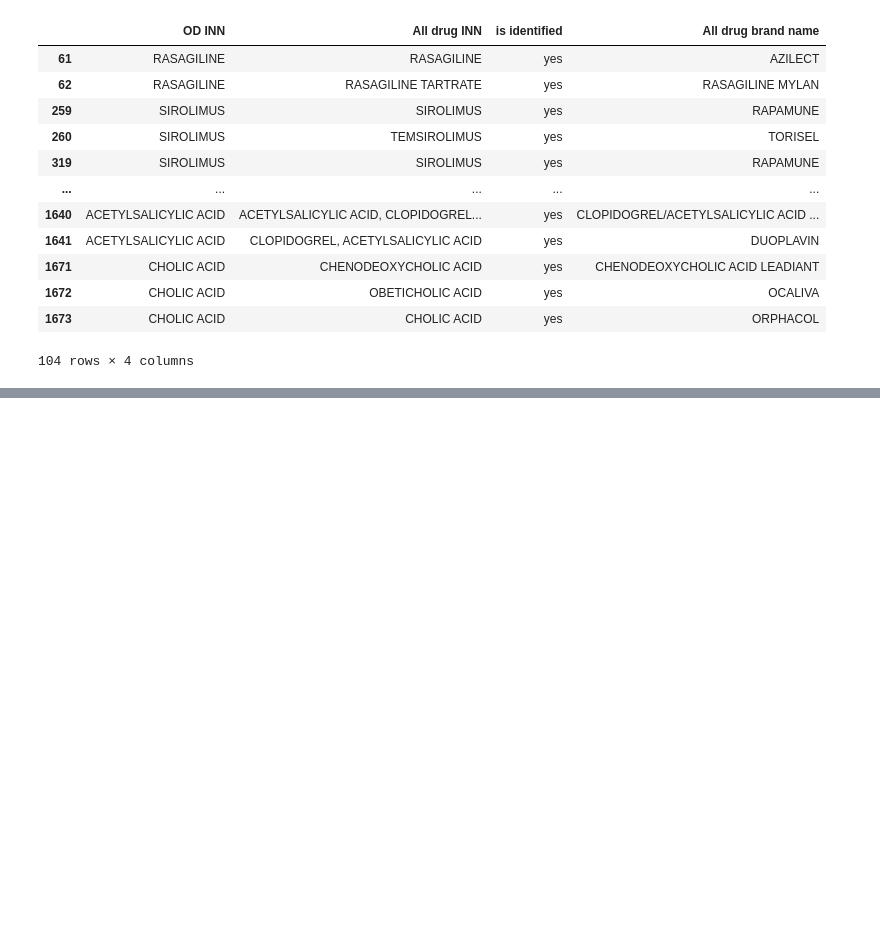
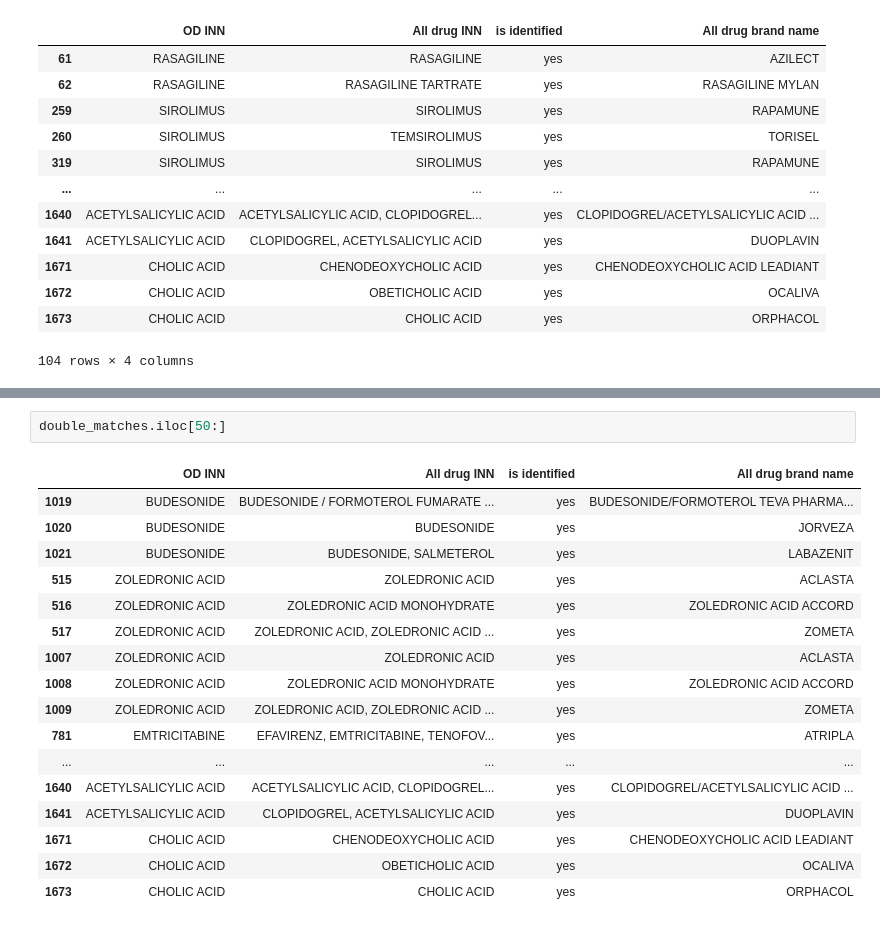
Before and after one commit to DavAug/euod, a Jupyter notebook: analysis/ec_all_drugs.ipynb, the cells around one changed output, grey strips where cells are left out. Cells and saved outputs as stored; diff of their text form; blank space fills up the shorter version.

```diff
--- a/analysis/ec_all_drugs.ipynb
+++ b/analysis/ec_all_drugs.ipynb
@@ -552,0 +581,20 @@ matched_drugs[mask]
+# %%
+double_matches.iloc[50:]
+# %% [output]
+|  | OD INN | All drug INN | is identified | All drug brand name |
+| 1019 | BUDESONIDE | BUDESONIDE / FORMOTEROL FUMARATE ... | yes | BUDESONIDE/FORMOTEROL TEVA PHARMA... |
+| 1020 | BUDESONIDE | BUDESONIDE | yes | JORVEZA |
+| 1021 | BUDESONIDE | BUDESONIDE, SALMETEROL | yes | LABAZENIT |
+| 515 | ZOLEDRONIC ACID | ZOLEDRONIC ACID | yes | ACLASTA |
+| 516 | ZOLEDRONIC ACID | ZOLEDRONIC ACID MONOHYDRATE | yes | ZOLEDRONIC ACID ACCORD |
+| 517 | ZOLEDRONIC ACID | ZOLEDRONIC ACID, ZOLEDRONIC ACID ... | yes | ZOMETA |
+| 1007 | ZOLEDRONIC ACID | ZOLEDRONIC ACID | yes | ACLASTA |
+| 1008 | ZOLEDRONIC ACID | ZOLEDRONIC ACID MONOHYDRATE | yes | ZOLEDRONIC ACID ACCORD |
+| 1009 | ZOLEDRONIC ACID | ZOLEDRONIC ACID, ZOLEDRONIC ACID ... | yes | ZOMETA |
+| 781 | EMTRICITABINE | EFAVIRENZ, EMTRICITABINE, TENOFOV... | yes | ATRIPLA |
+| ... | ... | ... | ... | ... |
+| 1640 | ACETYLSALICYLIC ACID | ACETYLSALICYLIC ACID, CLOPIDOGREL... | yes | CLOPIDOGREL/ACETYLSALICYLIC ACID ... |
+| 1641 | ACETYLSALICYLIC ACID | CLOPIDOGREL, ACETYLSALICYLIC ACID | yes | DUOPLAVIN |
+| 1671 | CHOLIC ACID | CHENODEOXYCHOLIC ACID | yes | CHENODEOXYCHOLIC ACID LEADIANT |
+| 1672 | CHOLIC ACID | OBETICHOLIC ACID | yes | OCALIVA |
+| 1673 | CHOLIC ACID | CHOLIC ACID | yes | ORPHACOL |
```
Also changed, not shown: parts of 10 cells of this notebook, 2 other files.
